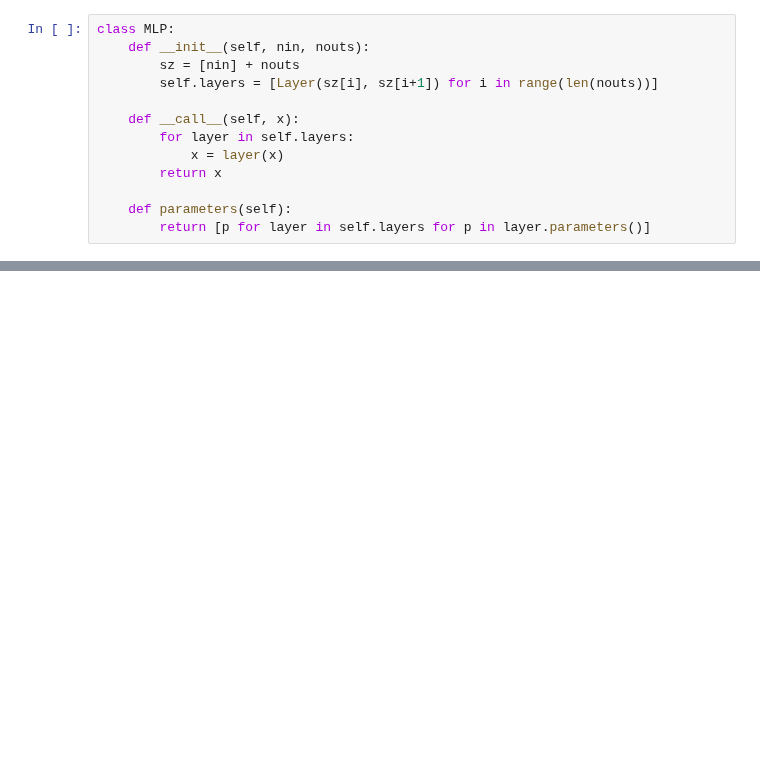
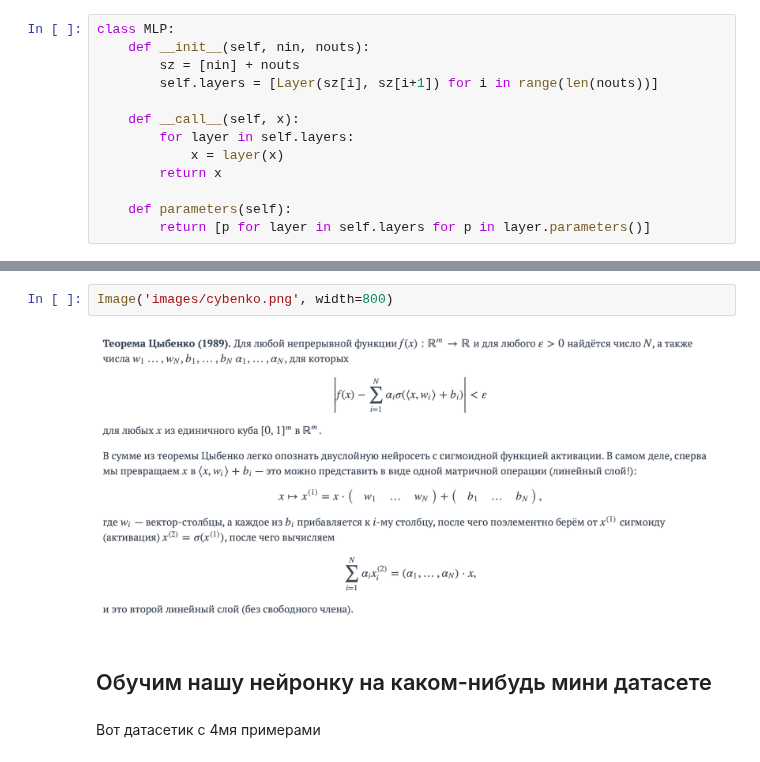
Before and after one commit to kokamido/ml2023, a Jupyter notebook: 08-NN/1-Backprop2.ipynb, the cells around one changed output, grey strips where cells are left out. Cells and saved outputs as stored; diff of their text form; blank space fills up the shorter version.

```diff
--- a/08-NN/1-Backprop2.ipynb
+++ b/08-NN/1-Backprop2.ipynb
@@ -625,0 +664,8 @@ Value(data=0.48495044194002157)
+# %%
+Image('images/cybenko.png', width=800)
+# %% [output]
+[figure, added]
+# %% [markdown]
+## Обучим нашу нейронку на каком-нибудь мини датасете
+# %% [markdown]
+Вот датасетик с 4мя примерами
```
Also changed, not shown: parts of 61 cells of this notebook.
